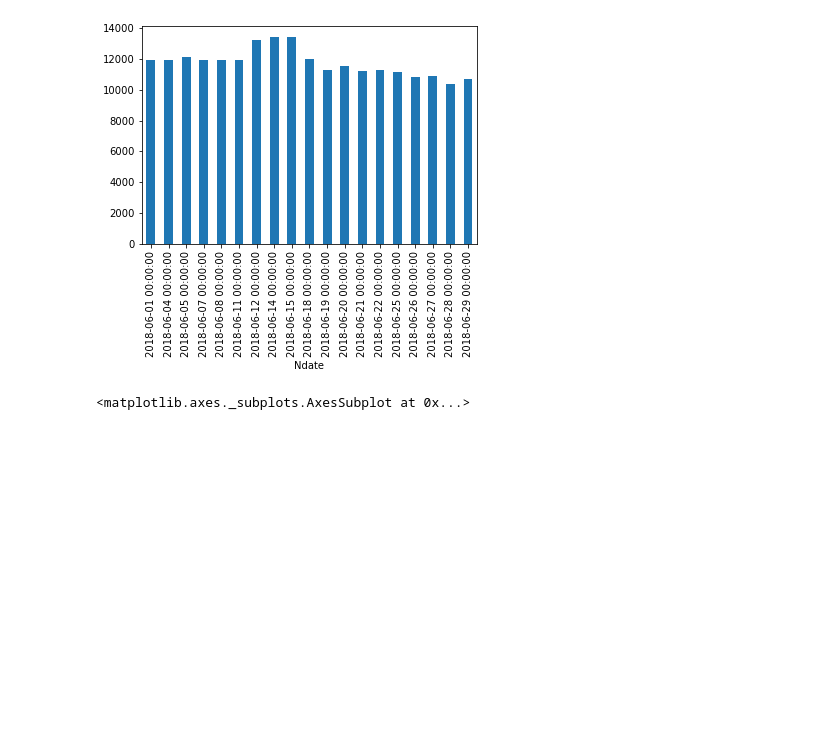
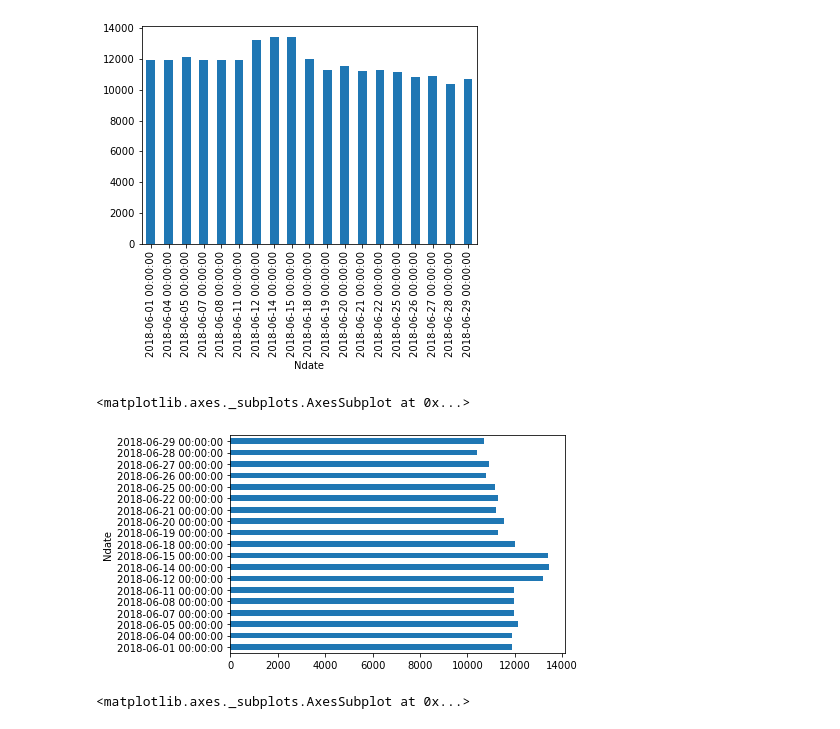
Before and after one commit to bnv20/kdt9, a Jupyter notebook: m2_분석라이브러리/visualization/시각화1_guide.ipynb, the cells around one changed output. Saved outputs shown, nothing was run; the diff lists cells and outputs as text; code cells hidden in the pictures; blank space fills up the shorter version.

```diff
--- a/m2_분석라이브러리/visualization/시각화1_guide.ipynb
+++ b/m2_분석라이브러리/visualization/시각화1_guide.ipynb
@@ -116,6 +117,12 @@ df1.loc['2018-6','Close'][::-1].plot(kind='bar')
 # %% [output]
 <matplotlib.axes._subplots.AxesSubplot at 0x...>
 [figure]
+# %%
+# df1.loc['2018-6','Close'][::-1].plot(kind='barh',color='skyblue')
+df1.loc['2018-6','Close'][::-1].plot.barh()
+# %% [output]
+<matplotlib.axes._subplots.AxesSubplot at 0x...>
+[figure, added]
 # %%
 # 히스토그램 : 변수의 도수분포
 df1.Close.plot(kind='hist',bins=20)
```
Also changed, not shown: parts of 45 cells of this notebook.
